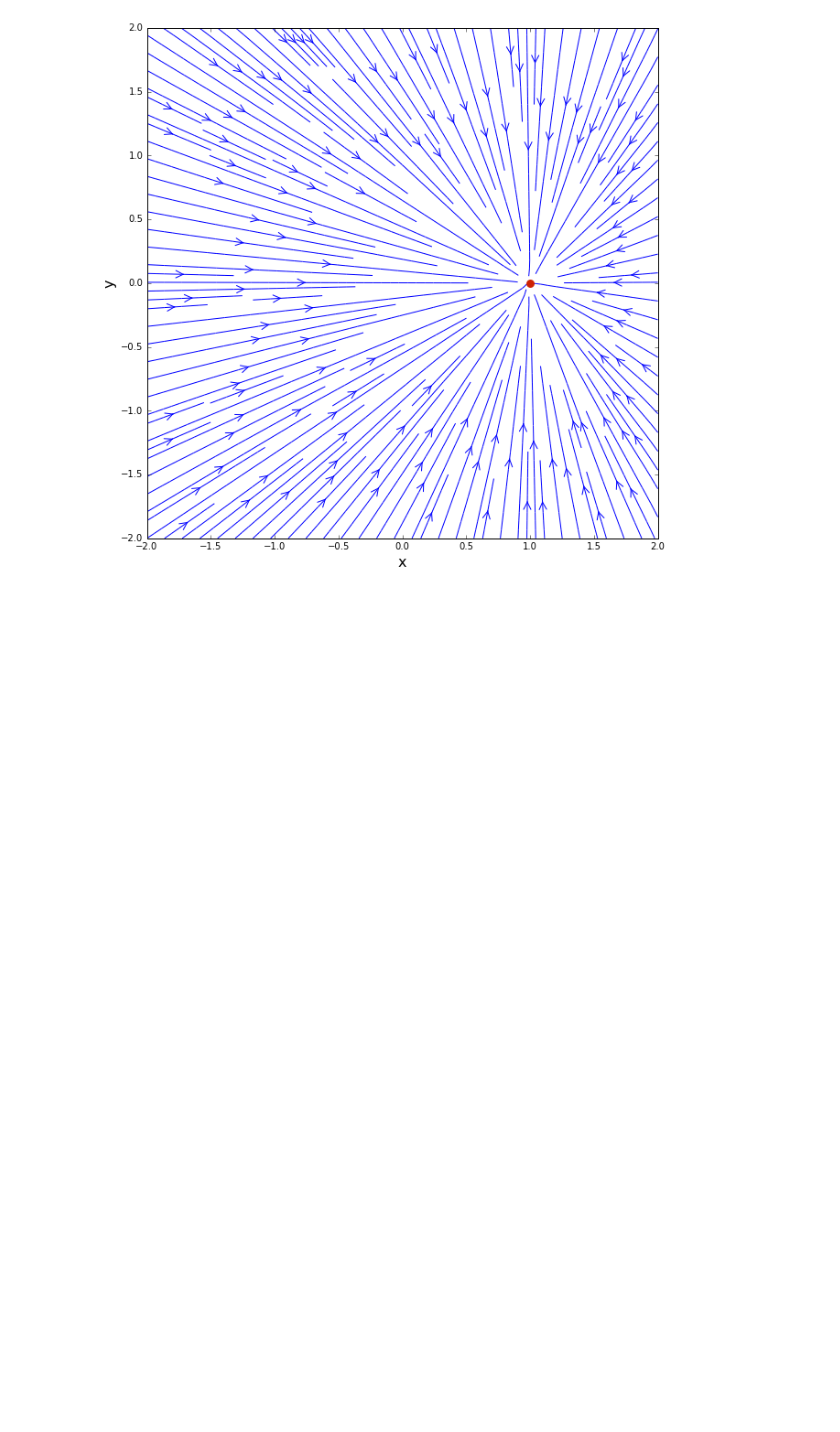
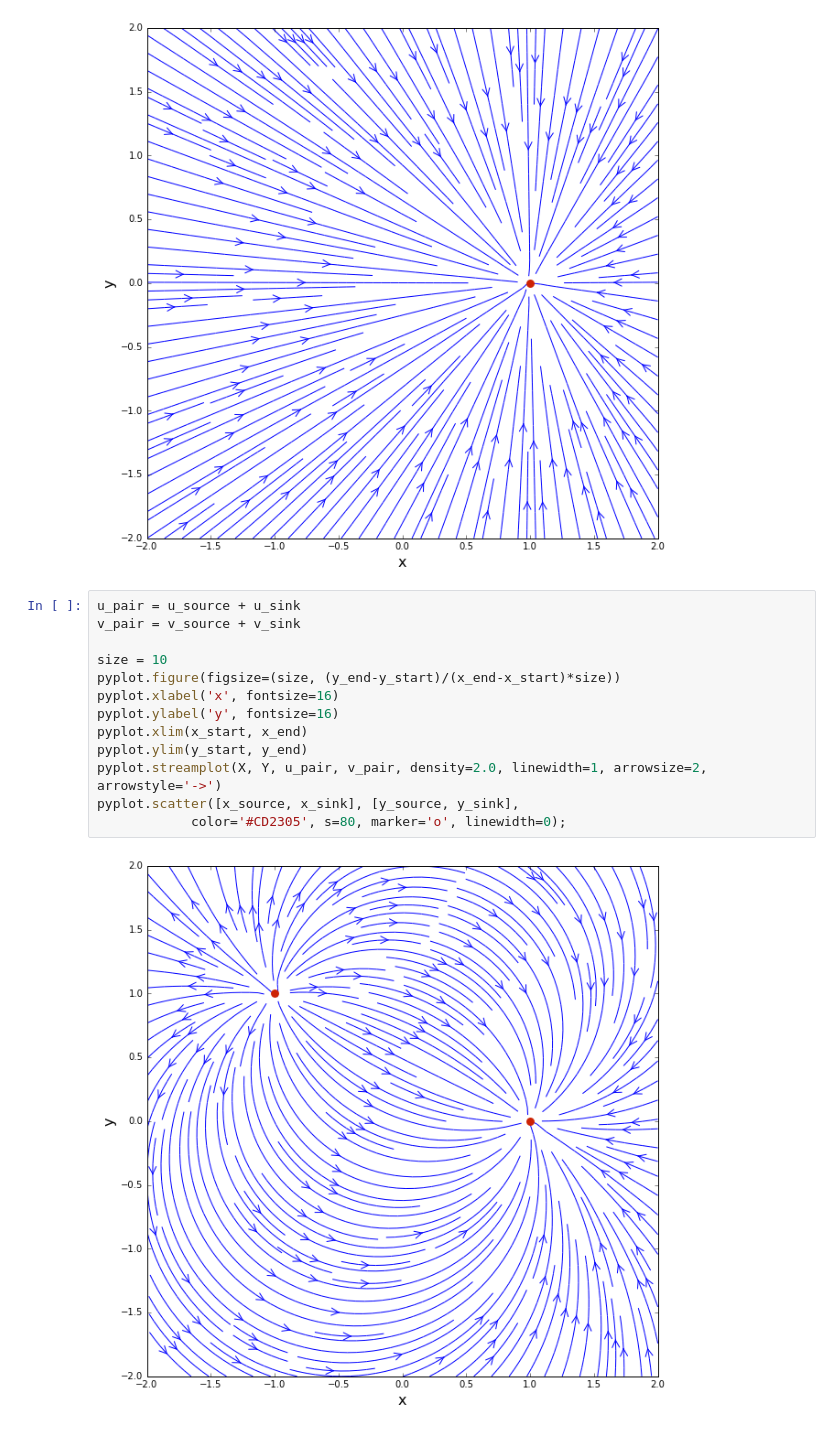
Before and after one commit to Dmphelps89/MAE6226-1, a Jupyter notebook: MAE6226/workspace/lesson01_sourceSink.ipynb, the cells around one changed output. Saved outputs shown, nothing was run; the diff lists cells and outputs as text; blank space fills up the shorter version.

```diff
--- a/MAE6226/workspace/lesson01_sourceSink.ipynb
+++ b/MAE6226/workspace/lesson01_sourceSink.ipynb
@@ -59,3 +59,18 @@ pyplot.streamplot(X, Y, u_sink, v_sink, density=2, linewidth=1, arrowsize=2, arr
 pyplot.scatter(x_sink, y_sink, color='#CD2305', s=80, marker='o', linewidth=0);
 # %% [output]
 [figure]
+# %%
+u_pair = u_source + u_sink
+v_pair = v_source + v_sink
+
+size = 10
+pyplot.figure(figsize=(size, (y_end-y_start)/(x_end-x_start)*size))
+pyplot.xlabel('x', fontsize=16)
+pyplot.ylabel('y', fontsize=16)
+pyplot.xlim(x_start, x_end)
+pyplot.ylim(y_start, y_end)
+pyplot.streamplot(X, Y, u_pair, v_pair, density=2.0, linewidth=1, arrowsize=2, arrowstyle='->')
+pyplot.scatter([x_source, x_sink], [y_source, y_sink],
+            color='#CD2305', s=80, marker='o', linewidth=0);
+# %% [output]
+[figure, added]
```
